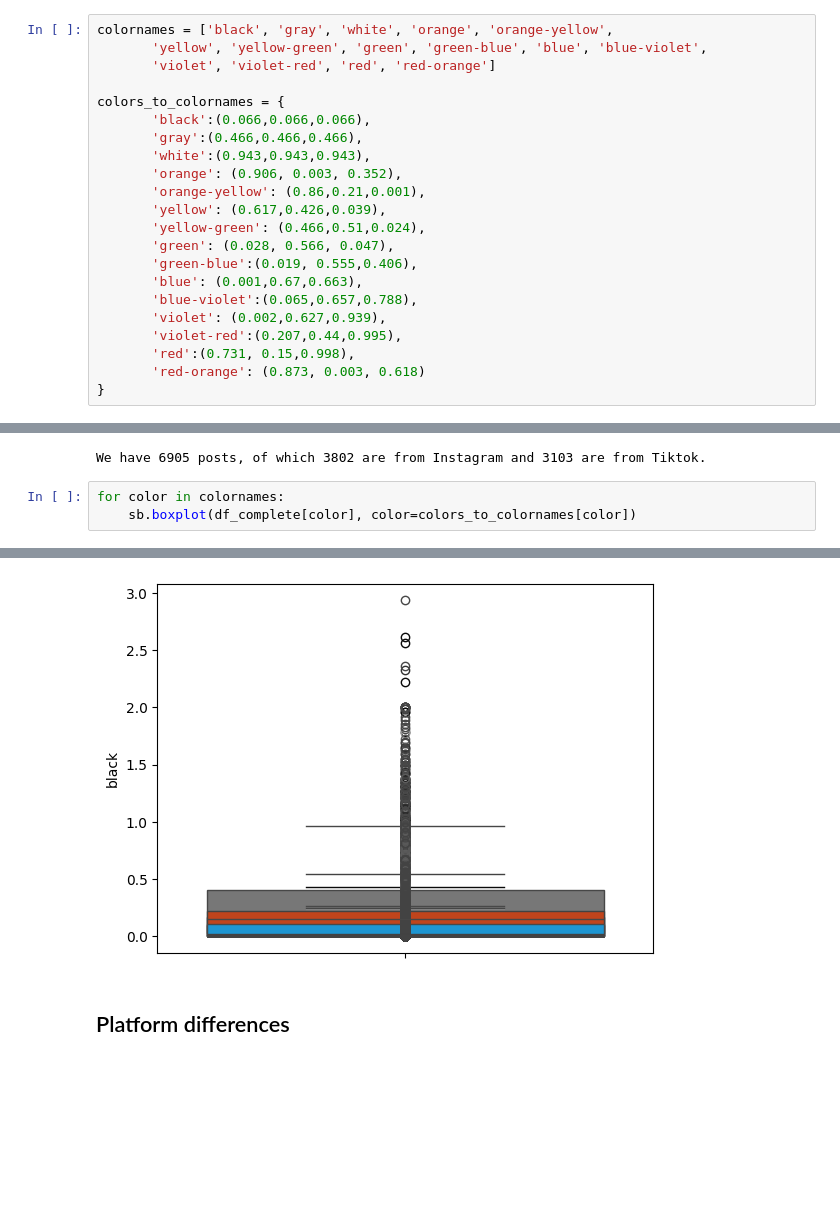
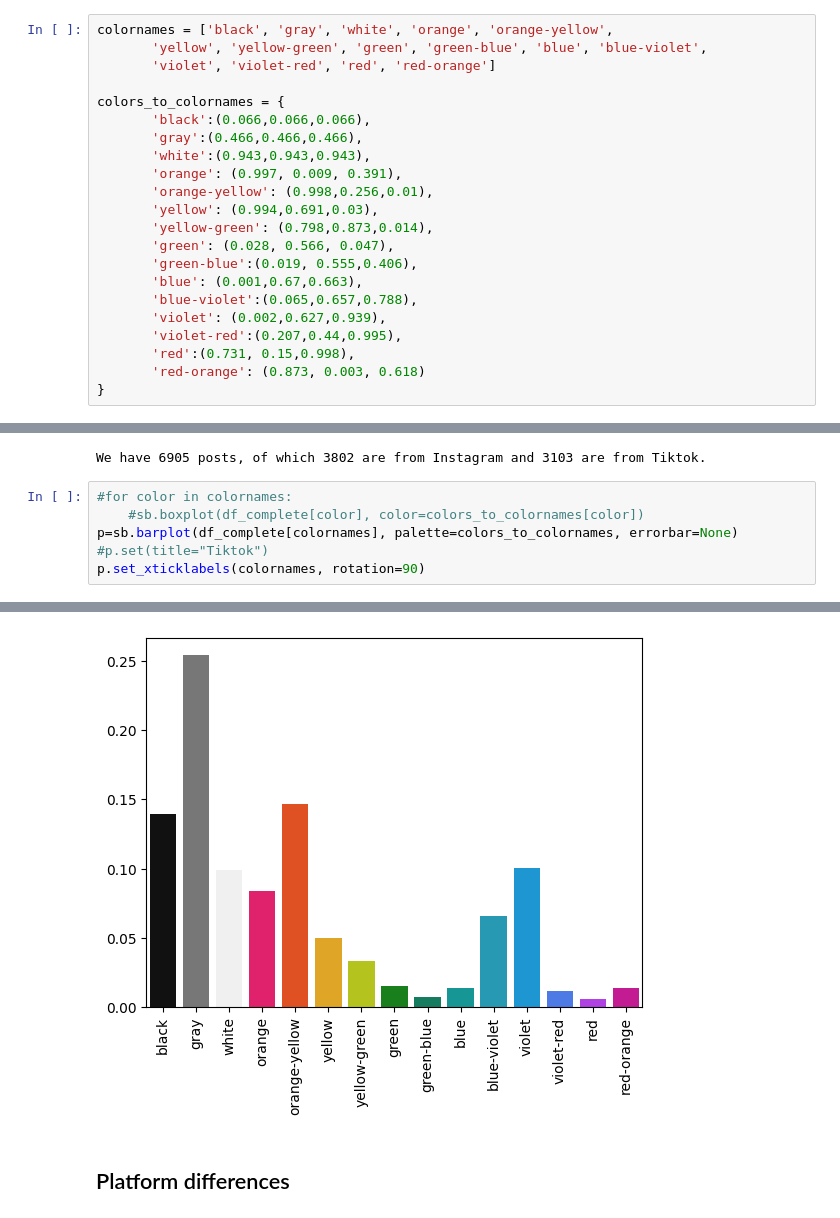
Before and after one commit to Johanna4Green/ColorsOfClimatechange, a Jupyter notebook: statistical_tests.ipynb, the cells around one changed output, grey strips where cells are left out. Drawn from its saved outputs; the diff is of its cells as text; blank space fills up the shorter version.

Commit message:
Added statistical tests for differences in color frequencies between platforms

```diff
--- a/statistical_tests.ipynb
+++ b/statistical_tests.ipynb
@@ -112,10 +112,10 @@ colors_to_colornames = {
        'black':(0.066,0.066,0.066),
        'gray':(0.466,0.466,0.466),
        'white':(0.943,0.943,0.943),
-       'orange': (0.906, 0.003, 0.352),
-       'orange-yellow': (0.86,0.21,0.001),
-       'yellow': (0.617,0.426,0.039),
-       'yellow-green': (0.466,0.51,0.024),
+       'orange': (0.997, 0.009, 0.391),
+       'orange-yellow': (0.998,0.256,0.01),
+       'yellow': (0.994,0.691,0.03),
+       'yellow-green': (0.798,0.873,0.014),
        'green': (0.028, 0.566, 0.047),
        'green-blue':(0.019, 0.555,0.406),
        'blue': (0.001,0.67,0.663),
@@ -136,6 +136,9 @@ print(f"We have {num_total} posts, of which {num_insta} are from Instagram and {
 # %% [output]
 We have 6905 posts, of which 3802 are from Instagram and 3103 are from Tiktok.
 # %%
-for color in colornames:
-    sb.boxplot(df_complete[color], color=colors_to_colornames[color])
+#for color in colornames:
+    #sb.boxplot(df_complete[color], color=colors_to_colornames[color])
+p=sb.barplot(df_complete[colornames], palette=colors_to_colornames, errorbar=None)
+#p.set(title="Tiktok")
+p.set_xticklabels(colornames, rotation=90)
 # %% [output]
@@ -142,4 +160,4 @@ for color in colornames:
-[figure, old version]
+[figure, new version]
 # %% [markdown]
 ## Platform differences
 # %%
```
Also changed, not shown: parts of 6 cells of this notebook.
